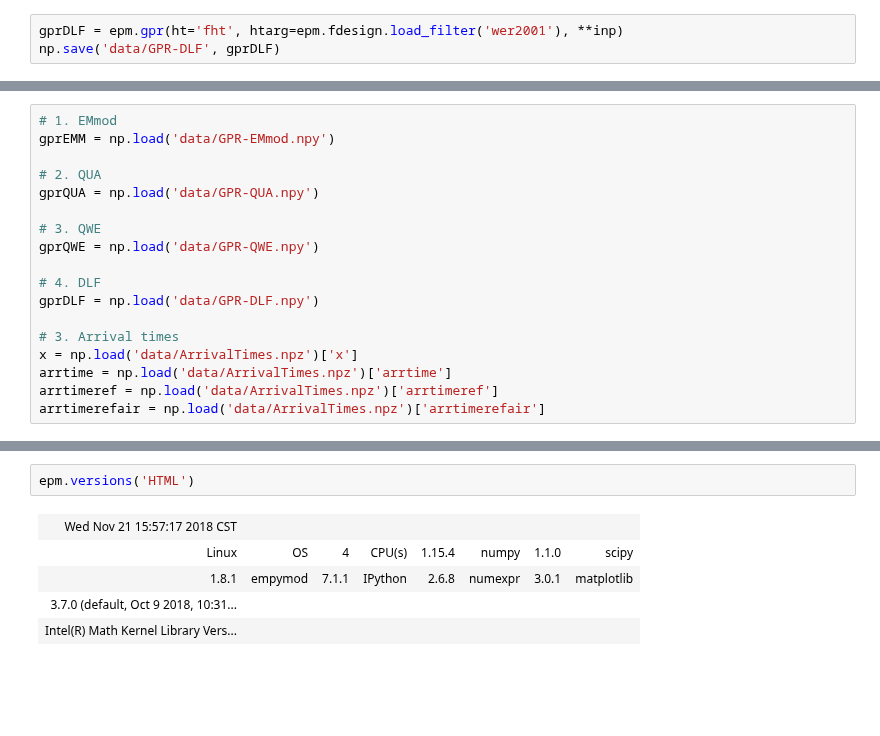
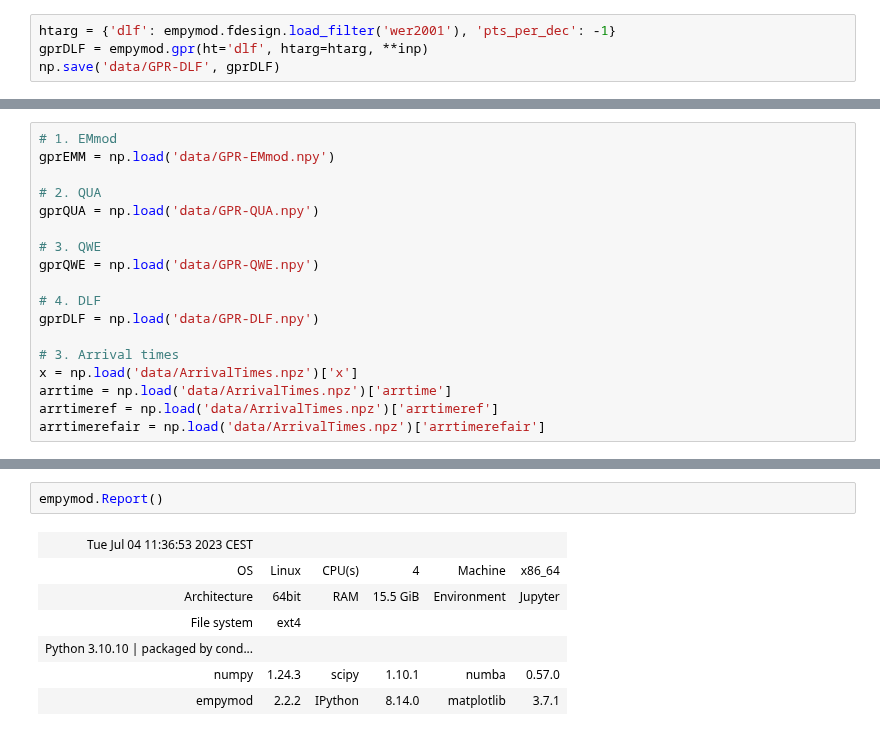
Before and after one commit to emsig/article-fdesign, a Jupyter notebook: notebooks/A-GPR-create-data.ipynb, the cells around one changed output, grey strips where cells are left out. Cells and saved outputs as stored; diff of their text form; blank space fills up the shorter version.

Commit message:
Start update for empymod v2

```diff
--- a/notebooks/A-GPR-create-data.ipynb
+++ b/notebooks/A-GPR-create-data.ipynb
@@ -46,6 +55,7 @@ and store it in `*.npy`-files which are loaded in the `gpr-figures.ipynb`.
 
 Note that DLF runs, unlike the other 3 methods, by default in parallel (Python does that, not me, and I am not sure why.)
 # %%
-gprDLF = epm.gpr(ht='fht', htarg=epm.fdesign.load_filter('wer2001'), **inp)
+htarg = {'dlf': empymod.fdesign.load_filter('wer2001'), 'pts_per_dec': -1}
+gprDLF = empymod.gpr(ht='dlf', htarg=htarg, **inp)
 np.save('data/GPR-DLF', gprDLF)
 # %% [output]
@@ -222,11 +217,13 @@ cb = plt.colorbar(cax=cax, **kw)
 plt.show()
 # %% [output]
 [figure]
-# %%
-epm.versions('HTML')
-# %% [output]
-| Wed Nov 21 15:57:17 2018 CST |  |  |  |  |  |  |  |
-| Linux | OS | 4 | CPU(s) | 1.15.4 | numpy | 1.1.0 | scipy |
-| 1.8.1 | empymod | 7.1.1 | IPython | 2.6.8 | numexpr | 3.0.1 | matplotlib |
-| 3.7.0 (default, Oct 9 2018, 10:31... |  |  |  |  |  |  |  |
-| Intel(R) Math Kernel Library Vers... |  |  |  |  |  |  |  |
+# %%
+empymod.Report()
+# %% [output]
+| Tue Jul 04 11:36:53 2023 CEST |  |  |  |  |  |
+| OS | Linux | CPU(s) | 4 | Machine | x86_64 |
+| Architecture | 64bit | RAM | 15.5 GiB | Environment | Jupyter |
+| File system | ext4 |
+| Python 3.10.10 | packaged by cond... |  |  |  |  |  |
+| numpy | 1.24.3 | scipy | 1.10.1 | numba | 0.57.0 |
+| empymod | 2.2.2 | IPython | 8.14.0 | matplotlib | 3.7.1 |
```
Also changed, not shown: parts of 11 cells of this notebook.
